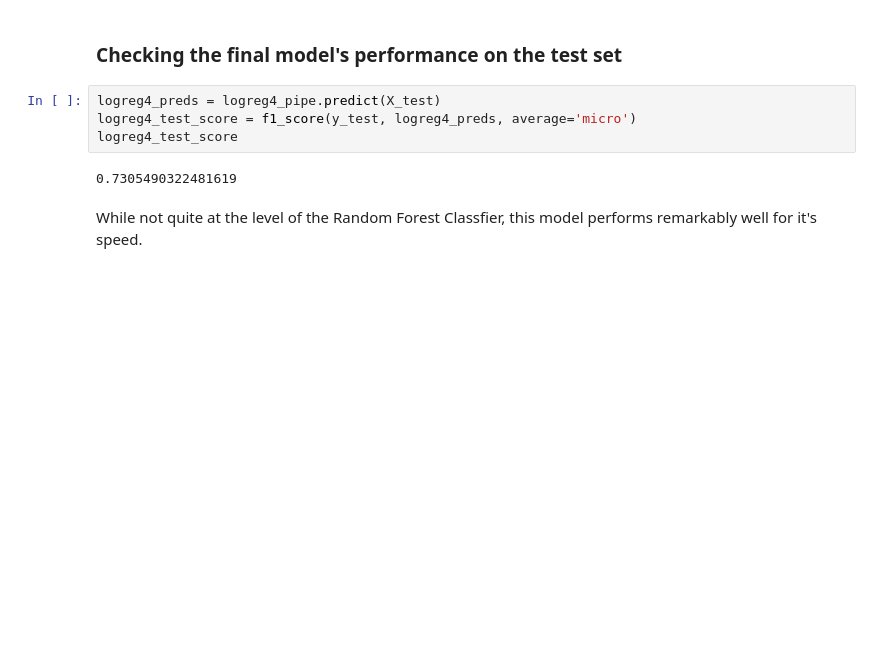
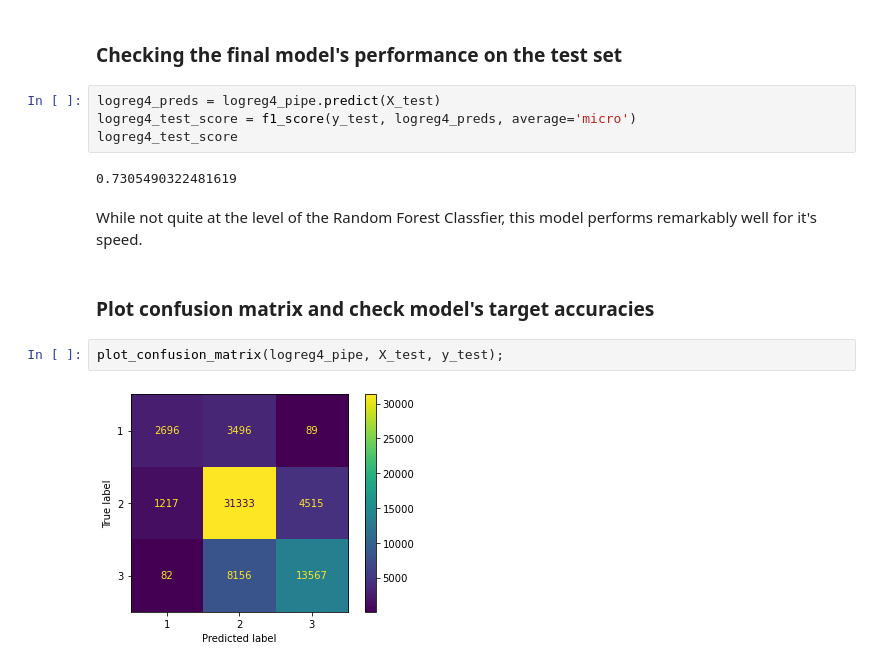
Before and after one commit to fivearm/Capstone_Repo, a Jupyter notebook: 04_LogisticRegression.ipynb, the cells around one changed output. Saved outputs shown, nothing was run; the diff lists cells and outputs as text; blank space fills up the shorter version.

```diff
--- a/04_LogisticRegression.ipynb
+++ b/04_LogisticRegression.ipynb
@@ -342,3 +342,9 @@ logreg4_test_score
 0.7305490322481619
 # %% [markdown]
 While not quite at the level of the Random Forest Classfier, this model performs remarkably well for it's speed.
+# %% [markdown]
+### Plot confusion matrix and check model's target accuracies
+# %%
+plot_confusion_matrix(logreg4_pipe, X_test, y_test);
+# %% [output]
+[figure, added]
```
Also changed, not shown: parts of 2 cells of this notebook, 3 other files.
